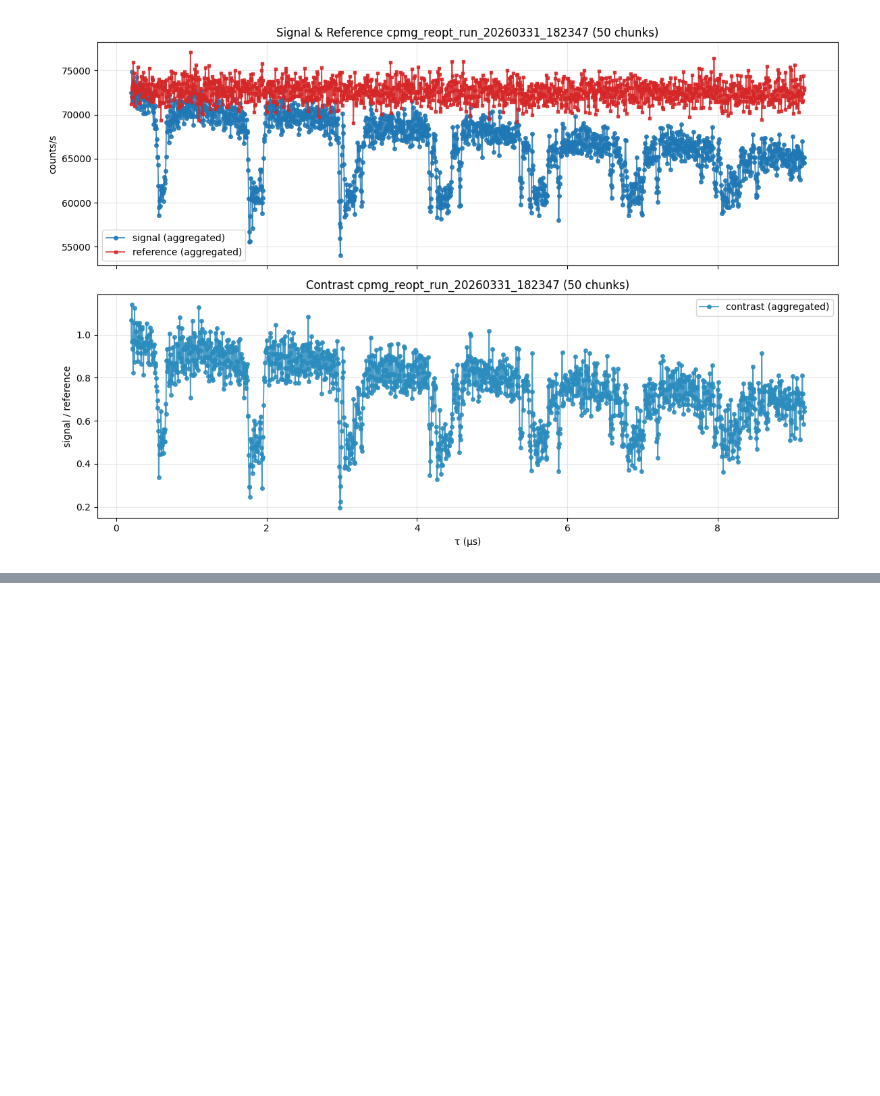
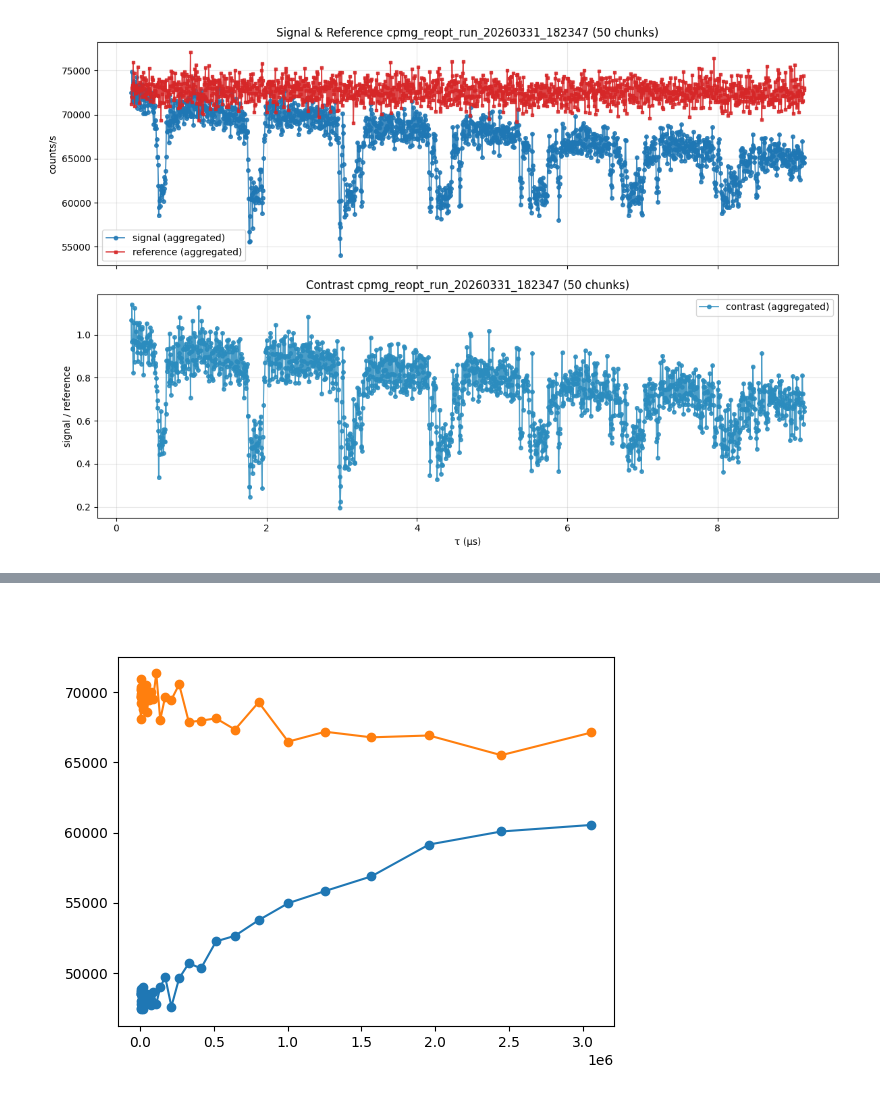
Before and after one commit to vsmar/qick-dawg, a Jupyter notebook: jupyter_notebooks/post_processing.ipynb, the cells around one changed output, grey strips where cells are left out. Cells and saved outputs as stored; diff of their text form; code cells hidden in the pictures; blank space fills up the shorter version.

```diff
--- a/jupyter_notebooks/post_processing.ipynb
+++ b/jupyter_notebooks/post_processing.ipynb
@@ -714,3 +714,17 @@ if filtered_run['mode'] == 'chunks':
 plot_sweep_0pop(filtered_run, title_suffix=title)
 # %% [output]
 [figure]
+# %%
+def _collect_datasets(h5f: h5py.File):
+    """Recursively collect all datasets from HDF5 file."""
+    datasets = {}
+    def visitor(name, obj):
+        if isinstance(obj, h5py.Dataset):
+            datasets[f"/{name}"] = np.asarray(obj[()])
+    h5f.visititems(visitor)
+    return datasets
+
+h5f = h5py.File(r"C:\Users\QT3 User Facility\Documents\qick-dawg\data\hahn_echo\hahn_echo_fine_res_run_20260406_012629\hahn_echo_fine_res_combined.h5", "r")
+datasets = _collect_datasets(h5f)
+for key in datasets:
+    print(key)
@@ -716,0 +795,14 @@ plot_sweep_0pop(filtered_run, title_suffix=title)
+# %%
+def _collect_datasets(h5f: h5py.File):
+    """Recursively collect all datasets from HDF5 file."""
+    datasets = {}
+    def visitor(name, obj):
+        if isinstance(obj, h5py.Dataset):
+            datasets[f"/{name}"] = np.asarray(obj[()])
+    h5f.visititems(visitor)
+    return datasets
+
+h5f = h5py.File(r"C:\Users\QT3 User Facility\Documents\qick-dawg\data\t1\t1_fine_res_run_20260406_084902\t1_fine_res_combined.h5", "r")
+datasets = _collect_datasets(h5f)
+for key in datasets:
+    print(key)
@@ -716,0 +827,7 @@ plot_sweep_0pop(filtered_run, title_suffix=title)
+# %%
+plt.close('all')
+plt.plot(np.asarray(datasets["/data/t1_delay_tns"]), np.asarray(datasets["/data/signal1_cts_s"]), "o-")
+plt.plot(np.asarray(datasets["/data/t1_delay_tns"]), np.asarray(datasets["/data/signal2_cts_s"]), "o-")
+plt.show()
+# %% [output]
+[figure, added]
```
Also changed, not shown: parts of 5 cells of this notebook, 13 other files.
